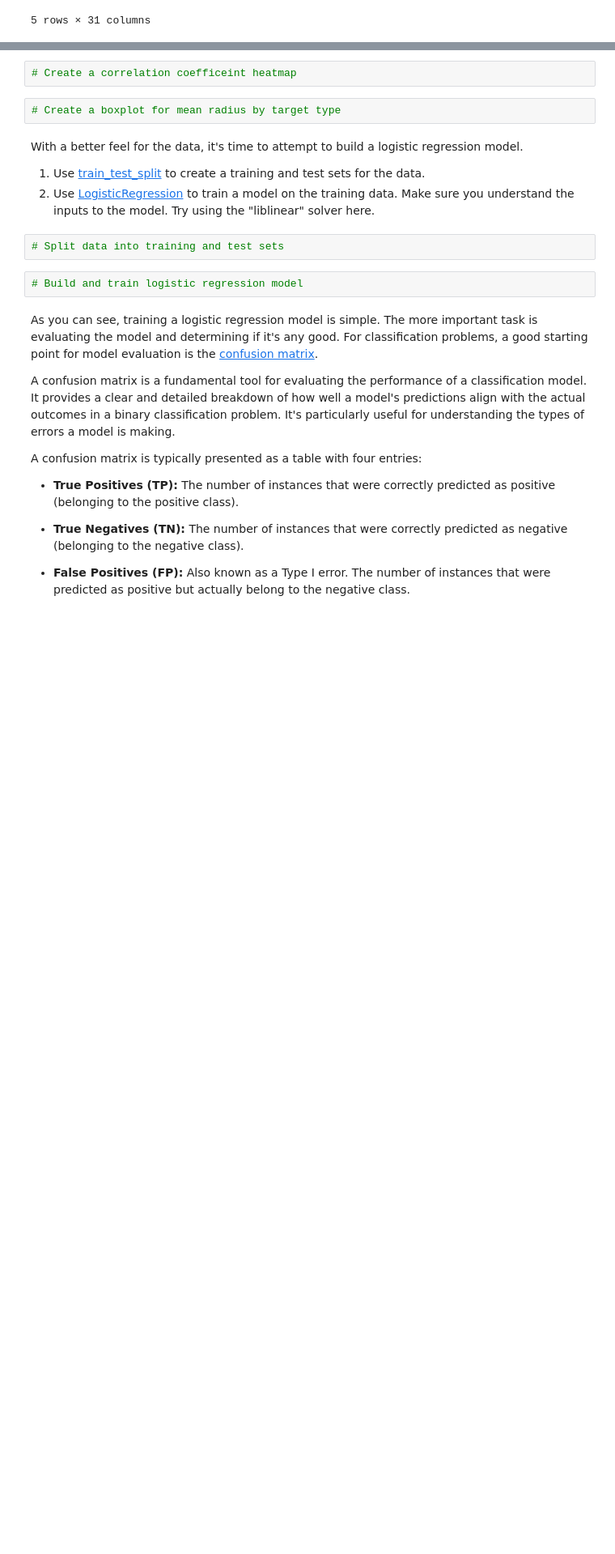
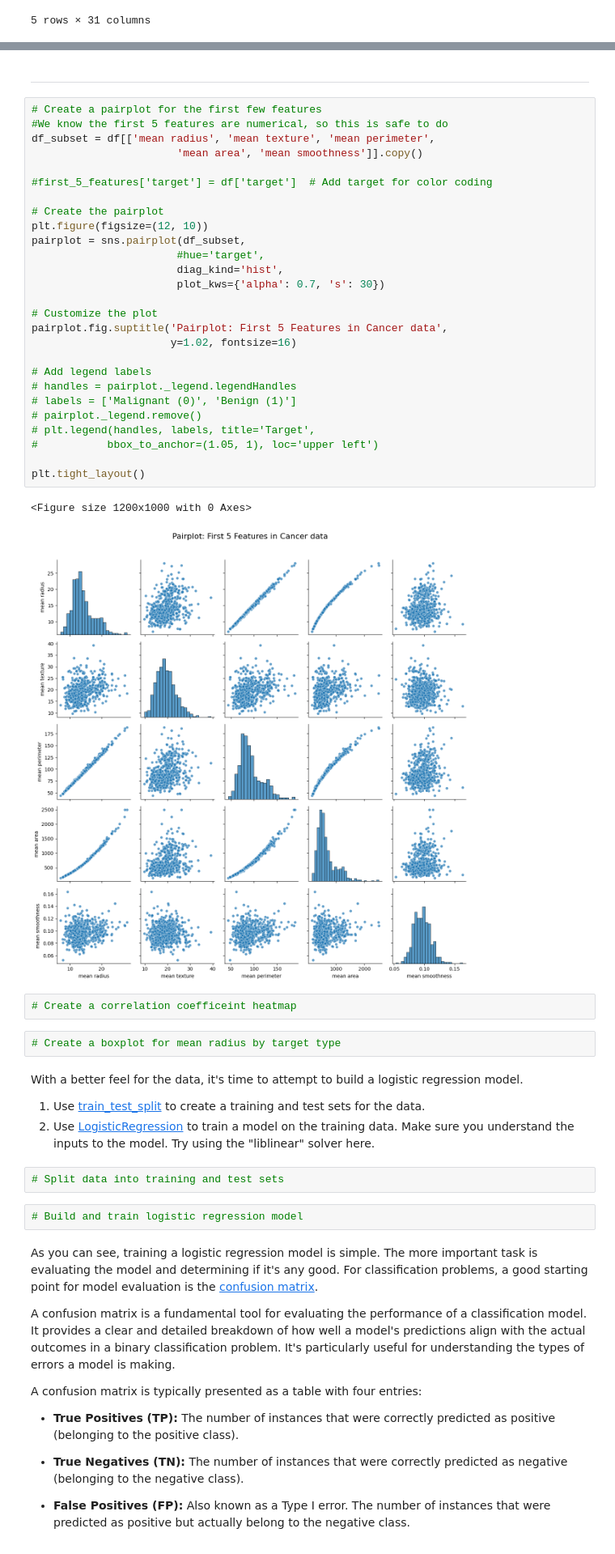
Before and after one commit to jgeiger81/sbml, a Jupyter notebook: 4.3 LogisticRegression/JasonG_MLE_MiniProject_Logistic_Regression.ipynb, the cells around one changed output, grey strips where cells are left out. Shown at 81% size. Cells and saved outputs as stored; diff of their text form; blank space fills up the shorter version.

```diff
--- a/4.3 LogisticRegression/JasonG_MLE_MiniProject_Logistic_Regression.ipynb
+++ b/4.3 LogisticRegression/JasonG_MLE_MiniProject_Logistic_Regression.ipynb
@@ -115,3 +135,35 @@ max                   0.207500    1.000000
+# %% [markdown]
+****
+# %%
+# Create a pairplot for the first few features
+#We know the first 5 features are numerical, so this is safe to do
+df_subset = df[['mean radius', 'mean texture', 'mean perimeter',
+                       'mean area', 'mean smoothness']].copy()
+
+#first_5_features['target'] = df['target']  # Add target for color coding
+
+# Create the pairplot
+plt.figure(figsize=(12, 10))
+pairplot = sns.pairplot(df_subset,
+                       #hue='target',
+                       diag_kind='hist',
+                       plot_kws={'alpha': 0.7, 's': 30})
+
+# Customize the plot
+pairplot.fig.suptitle('Pairplot: First 5 Features in Cancer data',
+                      y=1.02, fontsize=16)
+
+# Add legend labels
+# handles = pairplot._legend.legendHandles
+# labels = ['Malignant (0)', 'Benign (1)']
+# pairplot._legend.remove()
+# plt.legend(handles, labels, title='Target',
+#           bbox_to_anchor=(1.05, 1), loc='upper left')
+
+plt.tight_layout()
+# %% [output]
+<Figure size 1200x1000 with 0 Axes>
+[figure, added]
 # %%
 # Create a correlation coefficeint heatmap
 # %%
```
Also changed, not shown: parts of 10 cells of this notebook.
